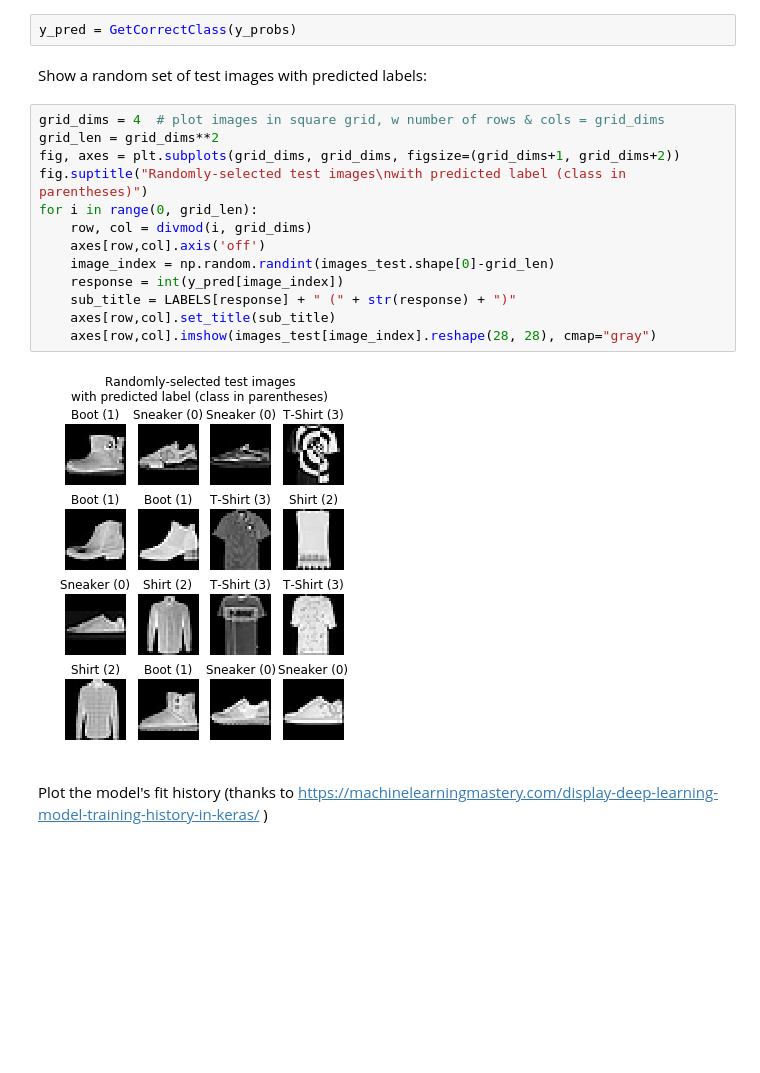
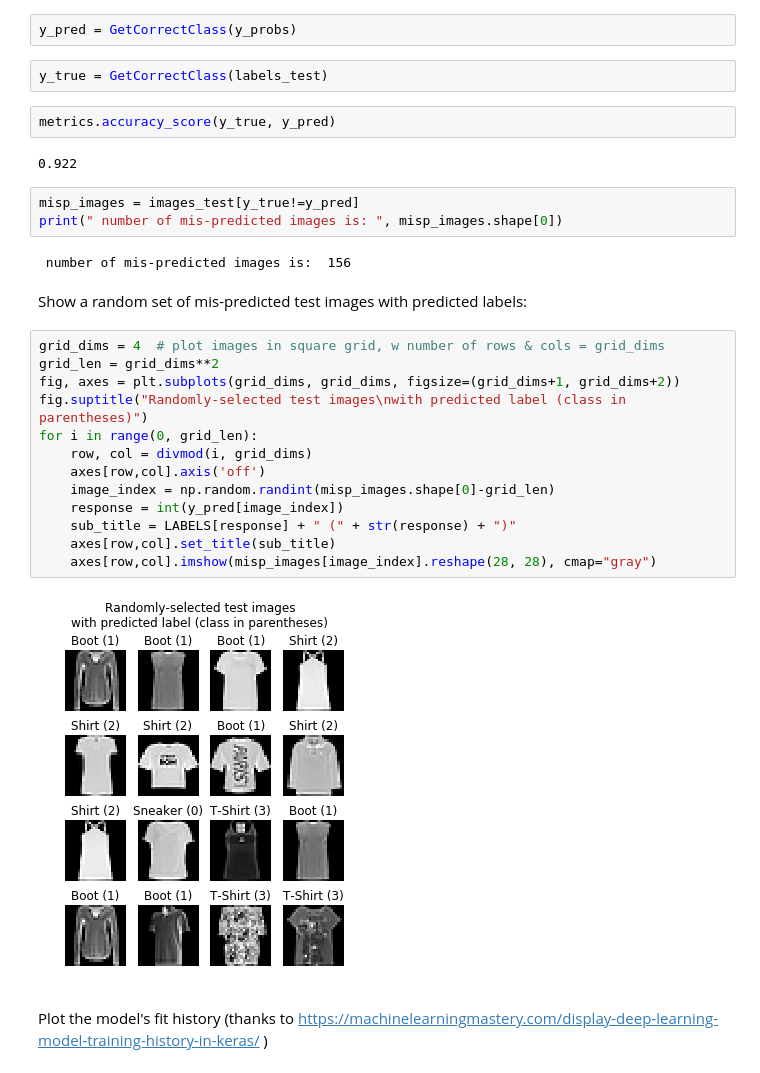
Before and after one commit to r-build/fashionMNIST-classify, a Jupyter notebook: fashionMNIST-simpleneuralnetwork.ipynb, the cells around one changed output. Drawn from its saved outputs; the diff is of its cells as text; blank space fills up the shorter version.

```diff
--- a/fashionMNIST-simpleneuralnetwork.ipynb
+++ b/fashionMNIST-simpleneuralnetwork.ipynb
@@ -212,23 +213,34 @@ def GetCorrectClass(y_pred):
 Get the most-probable classes for the predictions:
 # %%
 y_pred = GetCorrectClass(y_probs)
+# %%
+y_true = GetCorrectClass(labels_test)
+# %%
+metrics.accuracy_score(y_true, y_pred)
+# %% [output]
+0.922
+# %%
+misp_images = images_test[y_true!=y_pred]
+print(" number of mis-predicted images is: ", misp_images.shape[0])
+# %% [output]
+ number of mis-predicted images is:  156
 # %% [markdown]
-Show a random set of test images with predicted labels:
+Show a random set of mis-predicted test images with predicted labels:
 # %%
 grid_dims = 4  # plot images in square grid, w number of rows & cols = grid_dims
 grid_len = grid_dims**2
 fig, axes = plt.subplots(grid_dims, grid_dims, figsize=(grid_dims+1, grid_dims+2))
 fig.suptitle("Randomly-selected test images\nwith predicted label (class in parentheses)")
 for i in range(0, grid_len):
     row, col = divmod(i, grid_dims)
     axes[row,col].axis('off')
-    image_index = np.random.randint(images_test.shape[0]-grid_len)
+    image_index = np.random.randint(misp_images.shape[0]-grid_len)
     response = int(y_pred[image_index])
     sub_title = LABELS[response] + " (" + str(response) + ")"
     axes[row,col].set_title(sub_title)
-    axes[row,col].imshow(images_test[image_index].reshape(28, 28), cmap="gray")
+    axes[row,col].imshow(misp_images[image_index].reshape(28, 28), cmap="gray")
 # %% [output]
-[figure, old version]
+[figure, new version]
 # %% [markdown]
 Plot the model's fit history (thanks to https://machinelearningmastery.com/display-deep-learning-model-training-history-in-keras/ )
 # %%
```
Also changed, not shown: parts of 6 cells of this notebook.
